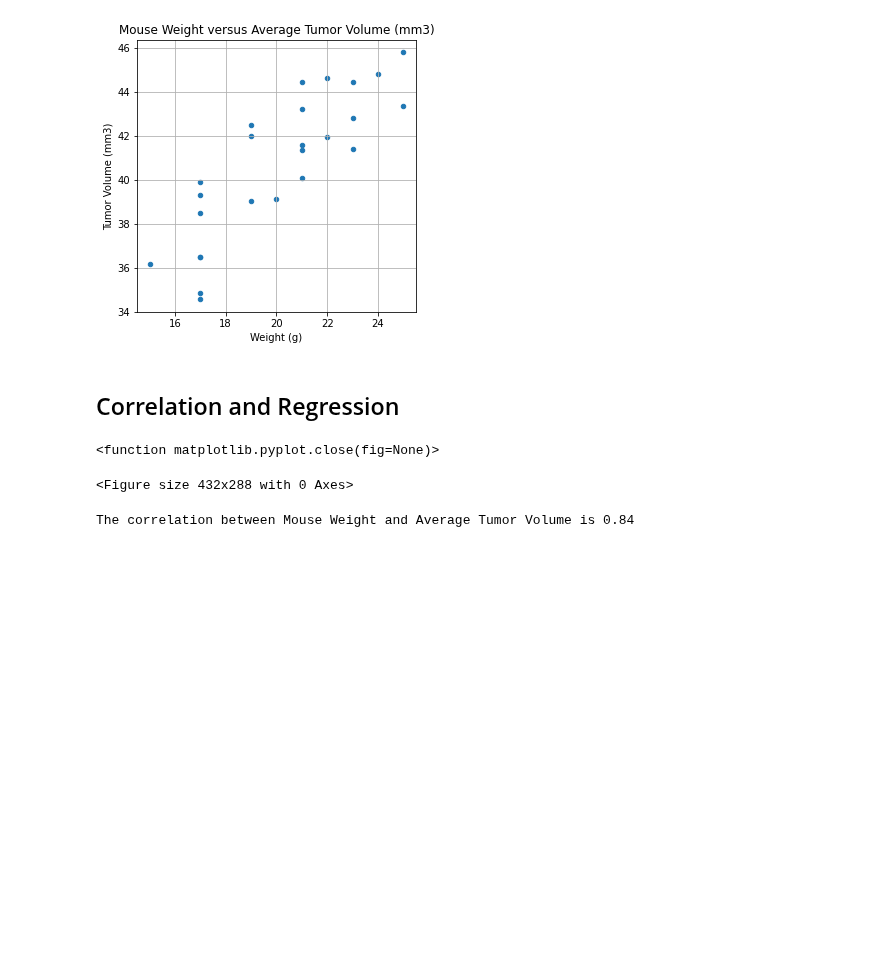
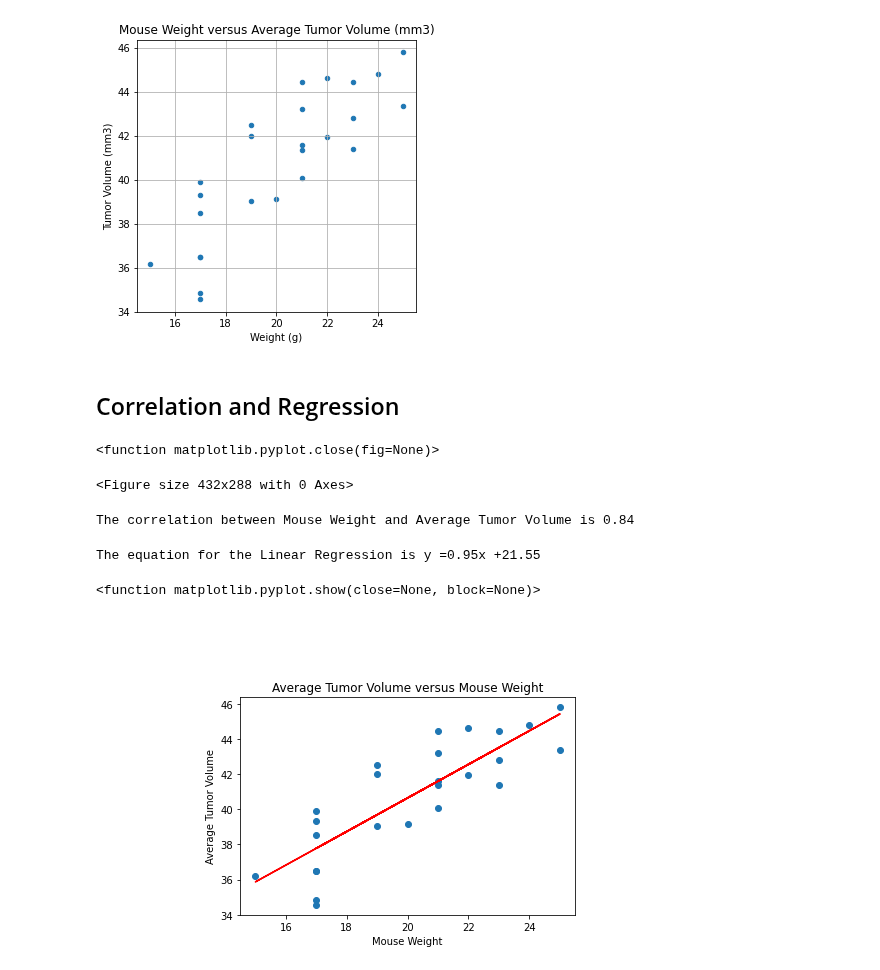
Before and after one commit to jmgeo/Matplotlib-Challenge, a Jupyter notebook: Pymaceuticals/pymaceuticals_starter.ipynb, the cells around one changed output. Cells and saved outputs as stored; diff of their text form; code cells hidden in the pictures; blank space fills up the shorter version.

```diff
--- a/Pymaceuticals/pymaceuticals_starter.ipynb
+++ b/Pymaceuticals/pymaceuticals_starter.ipynb
@@ -439,12 +439,29 @@ The correlation between Mouse Weight and Average Tumor Volume is 0.84
 # %%
 #now to perform linregress. equation is (slope, intercept, rvalue, pvalue, stderr) = st.linregress()
 ##documentation: https://docs.scipy.org/doc/scipy/reference/generated/scipy.stats.linregress.html
 ###i don't think i have to import it again since i already did, but i guess it can't hurt to start there.
 
 import scipy.stats as st
 from scipy.stats import linregress
 
 (slope, intercept, rvalue, pvalue, stderr) = st.linregress(mouse_weight,average_tumor_volume)
 line_equation = "y =" + str(round(slope,2)) + "x +" + str(round(intercept,2))
 
-print(f'The equation for the Linear Regression is )
+print(f'The equation for the Linear Regression is {line_equation}')
+
+#make a scatter plot
+
+plt.scatter(mouse_weight, average_tumor_volume)
+plt.title('Average Tumor Volume versus Mouse Weight')
+plt.xlabel('Mouse Weight')
+plt.ylabel('Average Tumor Volume')
+
+#calculate the regression value
+regression_value = mouse_weight * slope + intercept
+plt.plot(mouse_weight, regression_value, "r-")
+plt.annotate(line_equation, (10,50), fontsize = 12, color='red')
+plt.show
+# %% [output]
+The equation for the Linear Regression is y =0.95x +21.55
+<function matplotlib.pyplot.show(close=None, block=None)>
+[figure, added]
```
